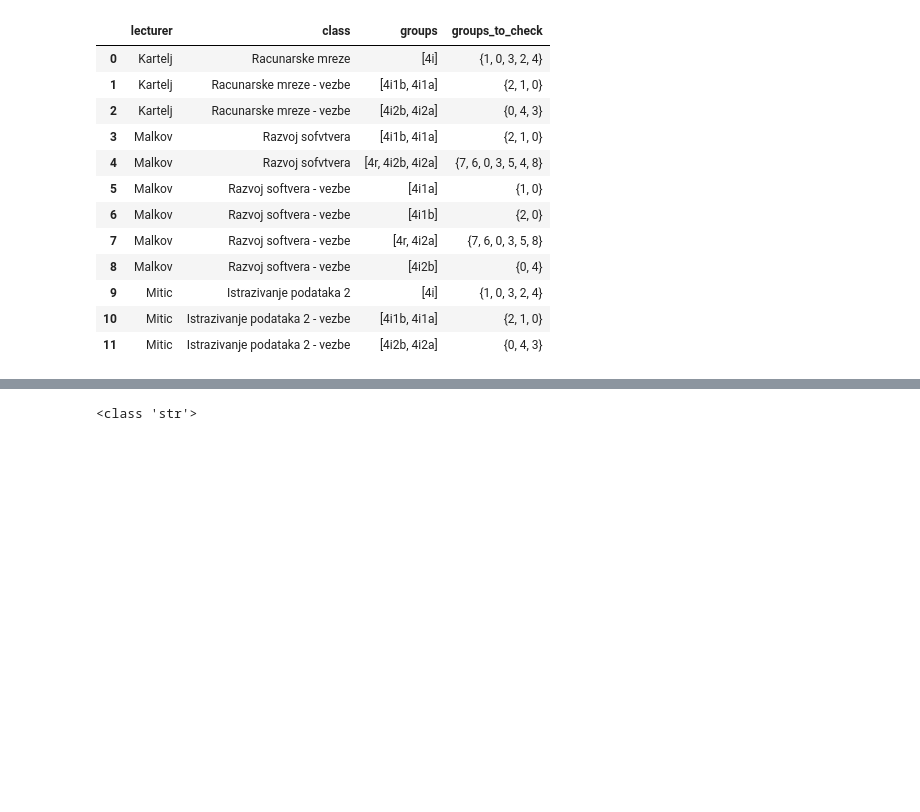
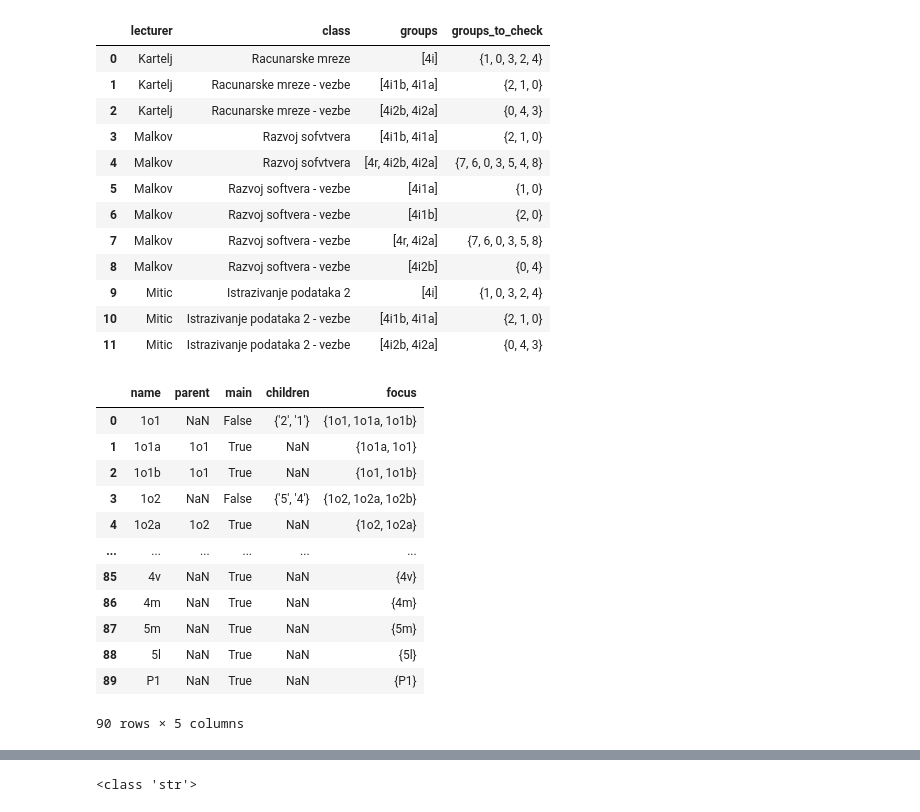
Before and after one commit to PetarZecevic97/automatic-timetable-generation, a Jupyter notebook: timetable_algorithm.ipynb, the cells around one changed output, grey strips where cells are left out. Cells and saved outputs as stored; diff of their text form; code cells hidden in the pictures; blank space fills up the shorter version.

```diff
--- a/timetable_algorithm.ipynb
+++ b/timetable_algorithm.ipynb
@@ -204,6 +204,22 @@ teaching_curriculum = pd.DataFrame([], columns=['lecturer', 'class', 'groups', '
 for i in range(df.shape[0]):
     if (df.iloc[i]['Шифра'] == df.iloc[i]['Шифра']) and (df.iloc[i]['Фонд предавања'] == df.iloc[i]['Фонд предавања']) and (df.iloc[i]['Ток'] == df.iloc[i]['Ток']) and (df.iloc[i]['Предавања'] == df.iloc[i]['Предавања']):
         teaching_curriculum.loc[len(teaching_curriculum.index)] = [str(lecturers[lecturers['name']==df.iloc[i]['Предавања']].index[0]), str(classes[classes['name'] == df.iloc[i]['Шифра']].index[0]), {str(groups[groups['name']==df.iloc[i]['Ток']].index[0])}, {str(groups[groups['name']==df.iloc[i]['Ток']].index[0])}]
+# %%
+groups
+# %% [output]
+|  | name | parent | main | children | focus |
+| 0 | 1o1 | NaN | False | {'2', '1'} | {1o1, 1o1a, 1o1b} |
+| 1 | 1o1a | 1o1 | True | NaN | {1o1a, 1o1} |
+| 2 | 1o1b | 1o1 | True | NaN | {1o1, 1o1b} |
+| 3 | 1o2 | NaN | False | {'5', '4'} | {1o2, 1o2a, 1o2b} |
+| 4 | 1o2a | 1o2 | True | NaN | {1o2, 1o2a} |
+| ... | ... | ... | ... | ... | ... |
+| 85 | 4v | NaN | True | NaN | {4v} |
+| 86 | 4m | NaN | True | NaN | {4m} |
+| 87 | 5m | NaN | True | NaN | {5m} |
+| 88 | 5l | NaN | True | NaN | {5l} |
+| 89 | P1 | NaN | True | NaN | {P1} |
+90 rows × 5 columns
 # %%
 teaching_curriculum = pd.read_csv('teaching_curriculum.csv', index_col=0)
 groups = pd.read_csv('groups.csv', index_col=0)
```
Also changed, not shown: parts of 8 cells of this notebook, 5 other files.
